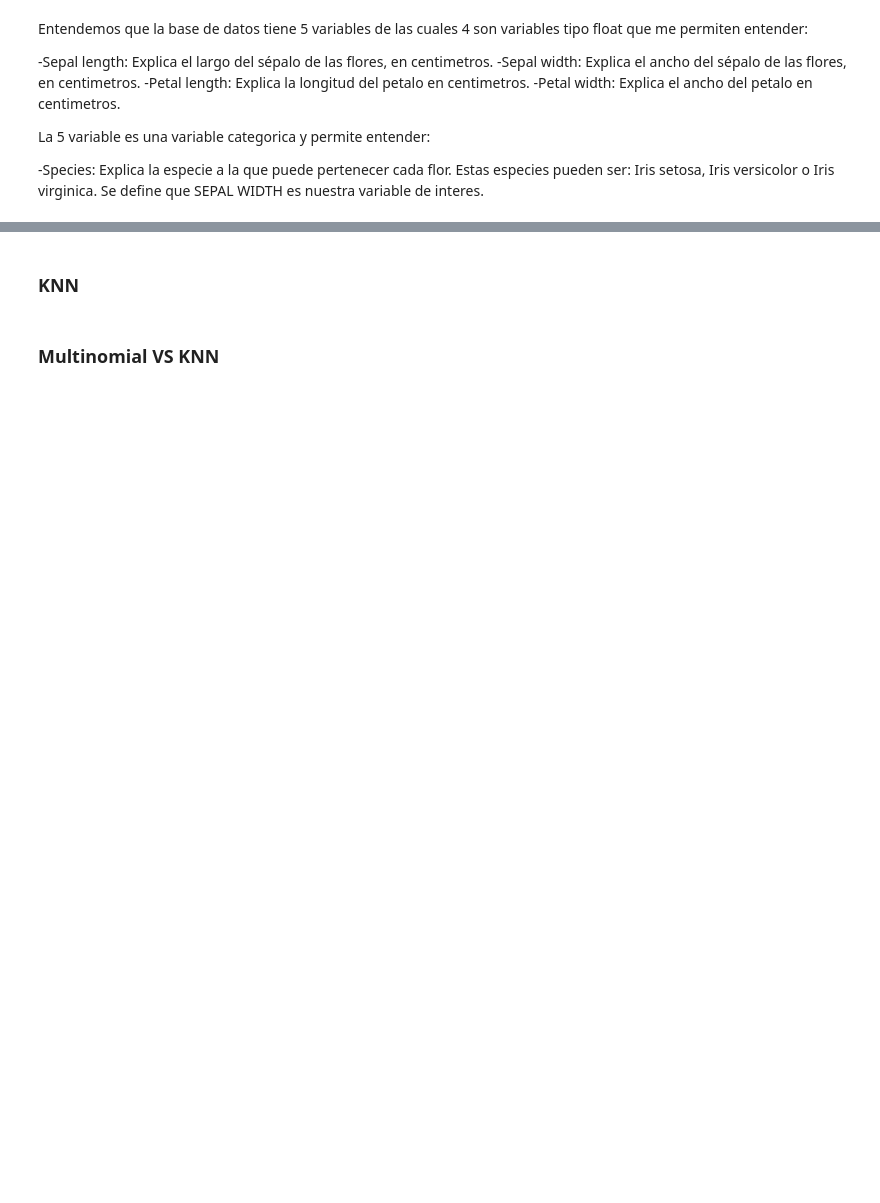
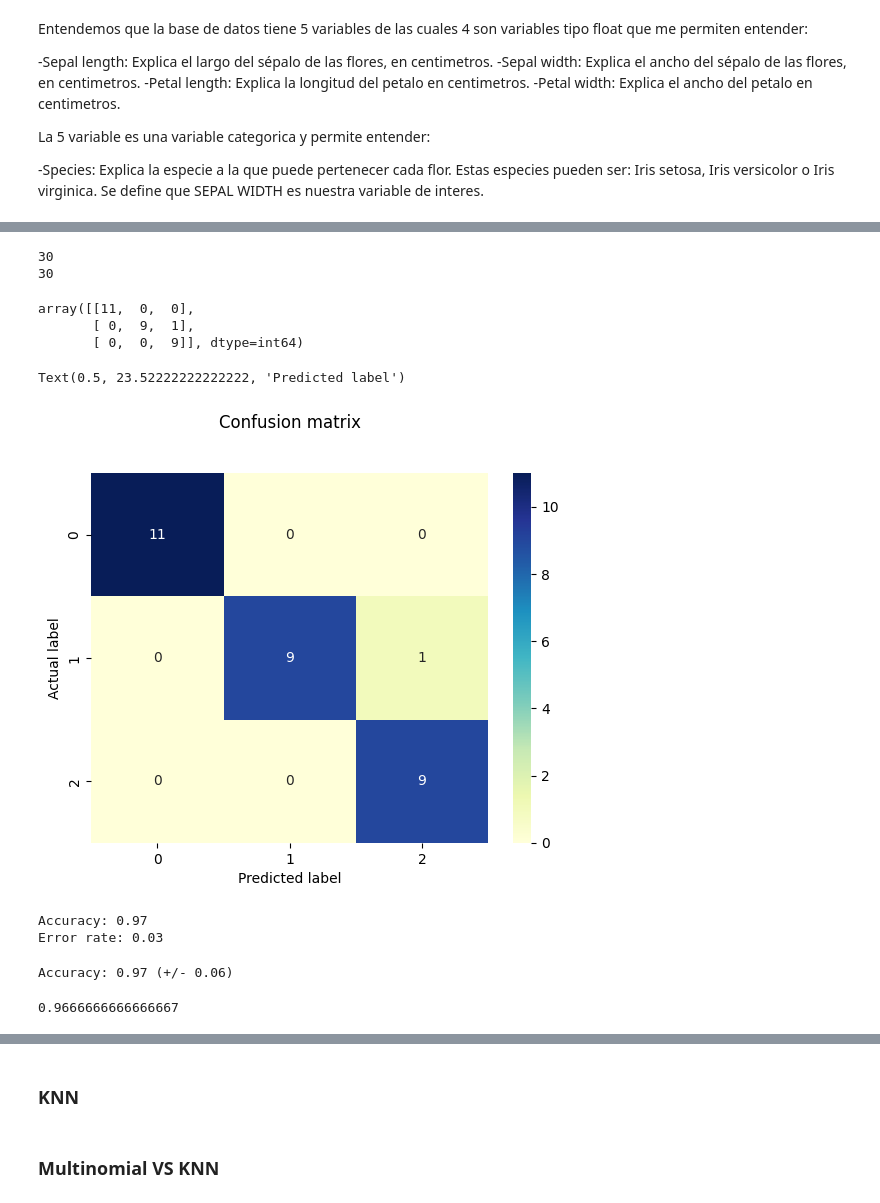
Before and after one commit to td2USA-20232/g2Caso3, a Jupyter notebook: caso3_g2.ipynb, the cells around one changed output, grey strips where cells are left out. Saved outputs shown, nothing was run; the diff lists cells and outputs as text; code cells hidden in the pictures; blank space fills up the shorter version.

Commit message:
Regresion logistica multinomial :P

```diff
--- a/caso3_g2.ipynb
+++ b/caso3_g2.ipynb
@@ -162,0 +178,4 @@ Se define que SEPAL WIDTH es nuestra variable de interes.
+# %%
+x = iris.drop('species', axis=1)
+y = iris['species']
+trainX, testX, trainY, testY = train_test_split(x, y, test_size = 0.2)
@@ -162,0 +192,3 @@ Se define que SEPAL WIDTH es nuestra variable de interes.
+# %%
+classifier = LogisticRegression()
+classifier.fit(trainX, trainY)
@@ -162,0 +204,3 @@ Se define que SEPAL WIDTH es nuestra variable de interes.
+# %%
+y_pred = classifier.predict(testX)
+y_pred
@@ -162,0 +262,35 @@ Se define que SEPAL WIDTH es nuestra variable de interes.
+# %%
+print(probability.shape[0])
+print(testX.shape[0])
+# %% [output]
+30
+30
+# %%
+cf_matrix = confusion_matrix(testY, y_pred)
+cf_matrix
+# %% [output]
+array([[11,  0,  0],
+       [ 0,  9,  1],
+       [ 0,  0,  9]], dtype=int64)
+# %%
+sns.heatmap(pd.DataFrame(cf_matrix), annot=True, cmap="YlGnBu" ,fmt='g')
+plt.title('Confusion matrix', y=1.1)
+plt.ylabel('Actual label')
+plt.xlabel('Predicted label')
+# %% [output]
+Text(0.5, 23.52222222222222, 'Predicted label')
+[figure, added]
+# %%
+print('Accuracy: {:.2f}'.format(accuracy_score(testY, y_pred)))
+print('Error rate: {:.2f}'.format(1 - accuracy_score(testY, y_pred)))
+# %% [output]
+Accuracy: 0.97
+Error rate: 0.03
+# %%
+print("Accuracy: %0.2f (+/- %0.2f)" % (scores.mean(), scores.std() * 2))
+# %% [output]
+Accuracy: 0.97 (+/- 0.06)
+# %%
+accuracy_score(testY,y_pred)
+# %% [output]
+0.9666666666666667
```
Also changed, not shown: parts of 18 cells of this notebook.
